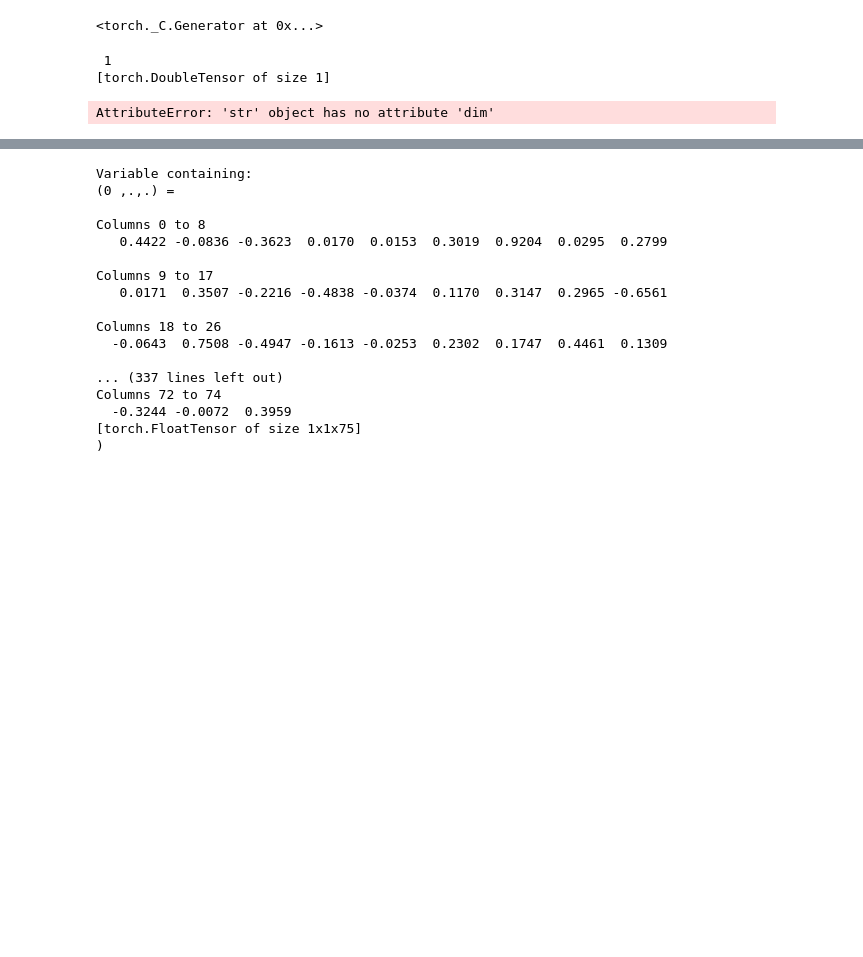
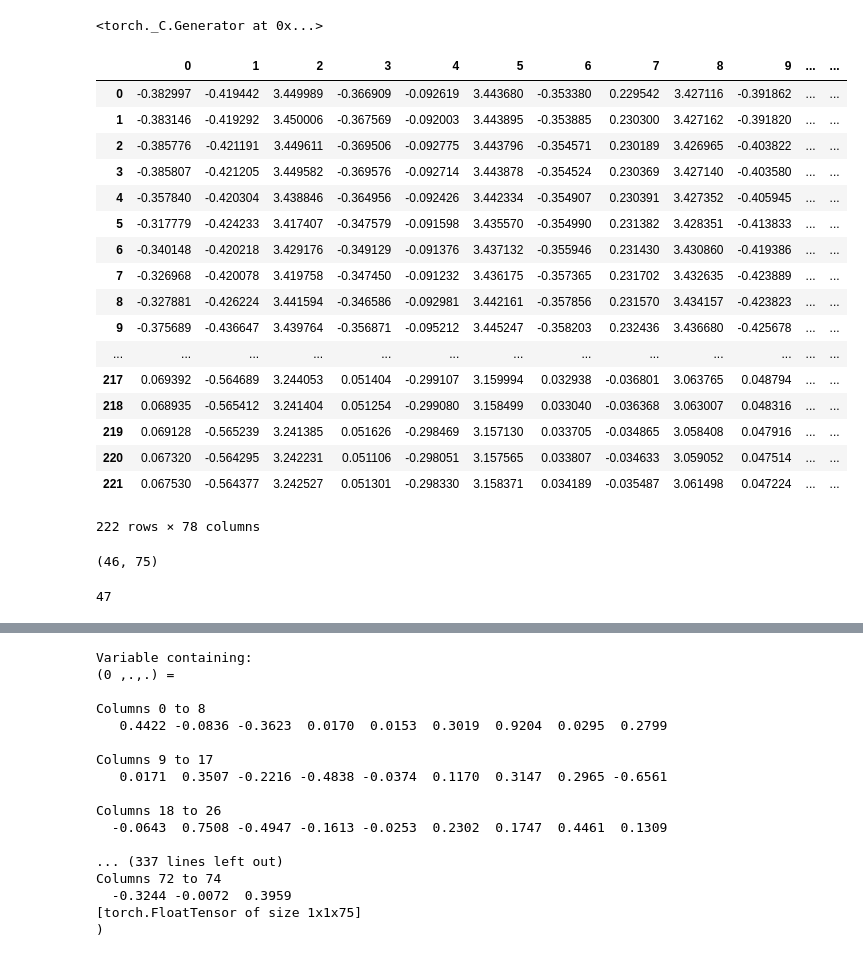
Before and after one commit to Naman-ntc/Action-Recognition, a Jupyter notebook: Uddeshya/pytorch_LSTM0.ipynb, the cells around one changed output, grey strips where cells are left out. Drawn from its saved outputs; the diff is of its cells as text; code cells hidden in the pictures; blank space fills up the shorter version.

Commit message:
custom test train split and data generator for one action

```diff
--- a/Uddeshya/pytorch_LSTM0.ipynb
+++ b/Uddeshya/pytorch_LSTM0.ipynb
@@ -10,14 +11,28 @@ import random, numpy as np
 torch.manual_seed(1)
 # %% [output]
 <torch._C.Generator at 0x...>
-# %%
-torch.DoubleTensor([1])
-# %% [output]
- 1
-[torch.DoubleTensor of size 1]
-# %%
-#emb experiment
-emb = nn.Embedding(100, 100)
-emb('my name is uddeshya')
-# %% [output]
-AttributeError: 'str' object has no attribute 'dim'
+# %%
+#loading and prepping data
+#initially only one action
+dframe = pd.read_csv('./csv_data/action_1.csv')
+# %%
+dframe.loc[dframe['video_id'].isin([0,1,2])]
+# %% [output]
+|  | 0 | 1 | 2 | 3 | 4 | 5 | 6 | 7 | 8 | 9 | ... | ... |
+| 0 | -0.382997 | -0.419442 | 3.449989 | -0.366909 | -0.092619 | 3.443680 | -0.353380 | 0.229542 | 3.427116 | -0.391862 | ... | ... |
+| 1 | -0.383146 | -0.419292 | 3.450006 | -0.367569 | -0.092003 | 3.443895 | -0.353885 | 0.230300 | 3.427162 | -0.391820 | ... | ... |
+| 2 | -0.385776 | -0.421191 | 3.449611 | -0.369506 | -0.092775 | 3.443796 | -0.354571 | 0.230189 | 3.426965 | -0.403822 | ... | ... |
+| 3 | -0.385807 | -0.421205 | 3.449582 | -0.369576 | -0.092714 | 3.443878 | -0.354524 | 0.230369 | 3.427140 | -0.403580 | ... | ... |
+| 4 | -0.357840 | -0.420304 | 3.438846 | -0.364956 | -0.092426 | 3.442334 | -0.354907 | 0.230391 | 3.427352 | -0.405945 | ... | ... |
+| 5 | -0.317779 | -0.424233 | 3.417407 | -0.347579 | -0.091598 | 3.435570 | -0.354990 | 0.231382 | 3.428351 | -0.413833 | ... | ... |
+| 6 | -0.340148 | -0.420218 | 3.429176 | -0.349129 | -0.091376 | 3.437132 | -0.355946 | 0.231430 | 3.430860 | -0.419386 | ... | ... |
+| 7 | -0.326968 | -0.420078 | 3.419758 | -0.347450 | -0.091232 | 3.436175 | -0.357365 | 0.231702 | 3.432635 | -0.423889 | ... | ... |
+| 8 | -0.327881 | -0.426224 | 3.441594 | -0.346586 | -0.092981 | 3.442161 | -0.357856 | 0.231570 | 3.434157 | -0.423823 | ... | ... |
+| 9 | -0.375689 | -0.436647 | 3.439764 | -0.356871 | -0.095212 | 3.445247 | -0.358203 | 0.232436 | 3.436680 | -0.425678 | ... | ... |
+| ... | ... | ... | ... | ... | ... | ... | ... | ... | ... | ... | ... | ... |
+| 217 | 0.069392 | -0.564689 | 3.244053 | 0.051404 | -0.299107 | 3.159994 | 0.032938 | -0.036801 | 3.063765 | 0.048794 | ... | ... |
+| 218 | 0.068935 | -0.565412 | 3.241404 | 0.051254 | -0.299080 | 3.158499 | 0.033040 | -0.036368 | 3.063007 | 0.048316 | ... | ... |
+| 219 | 0.069128 | -0.565239 | 3.241385 | 0.051626 | -0.298469 | 3.157130 | 0.033705 | -0.034865 | 3.058408 | 0.047916 | ... | ... |
+| 220 | 0.067320 | -0.564295 | 3.242231 | 0.051106 | -0.298051 | 3.157565 | 0.033807 | -0.034633 | 3.059052 | 0.047514 | ... | ... |
+| 221 | 0.067530 | -0.564377 | 3.242527 | 0.051301 | -0.298330 | 3.158371 | 0.034189 | -0.035487 | 3.061498 | 0.047224 | ... | ... |
+222 rows × 78 columns
@@ -23,0 +65,7 @@ AttributeError: 'str' object has no attribute 'dim'
+# %%
+a = trainX[0]
+print(a.shape)
+len(np.concatenate((a,np.zeros((1,75))), axis=0))
+# %% [output]
+(46, 75)
+47
```
Also changed, not shown: parts of 11 cells of this notebook.
